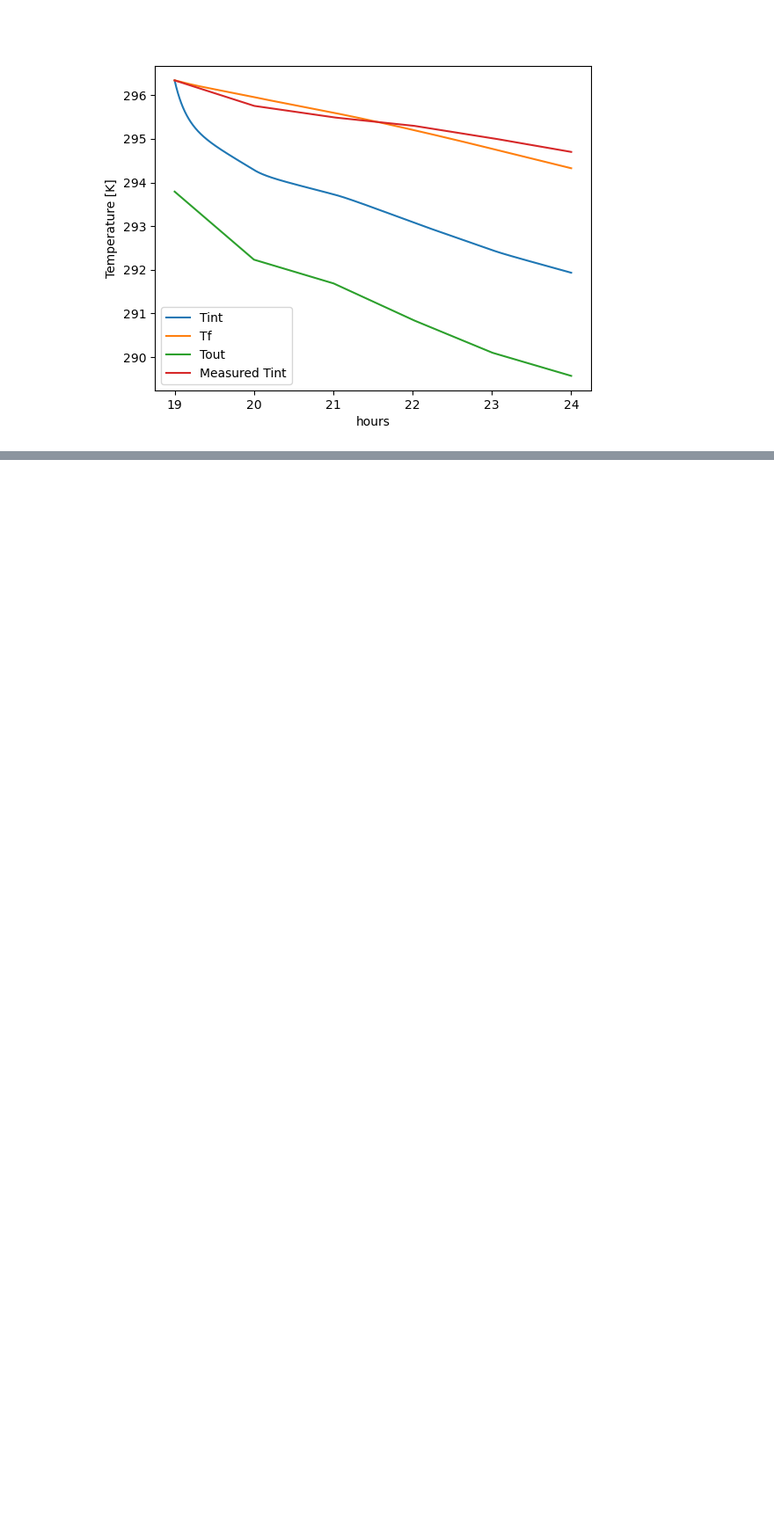
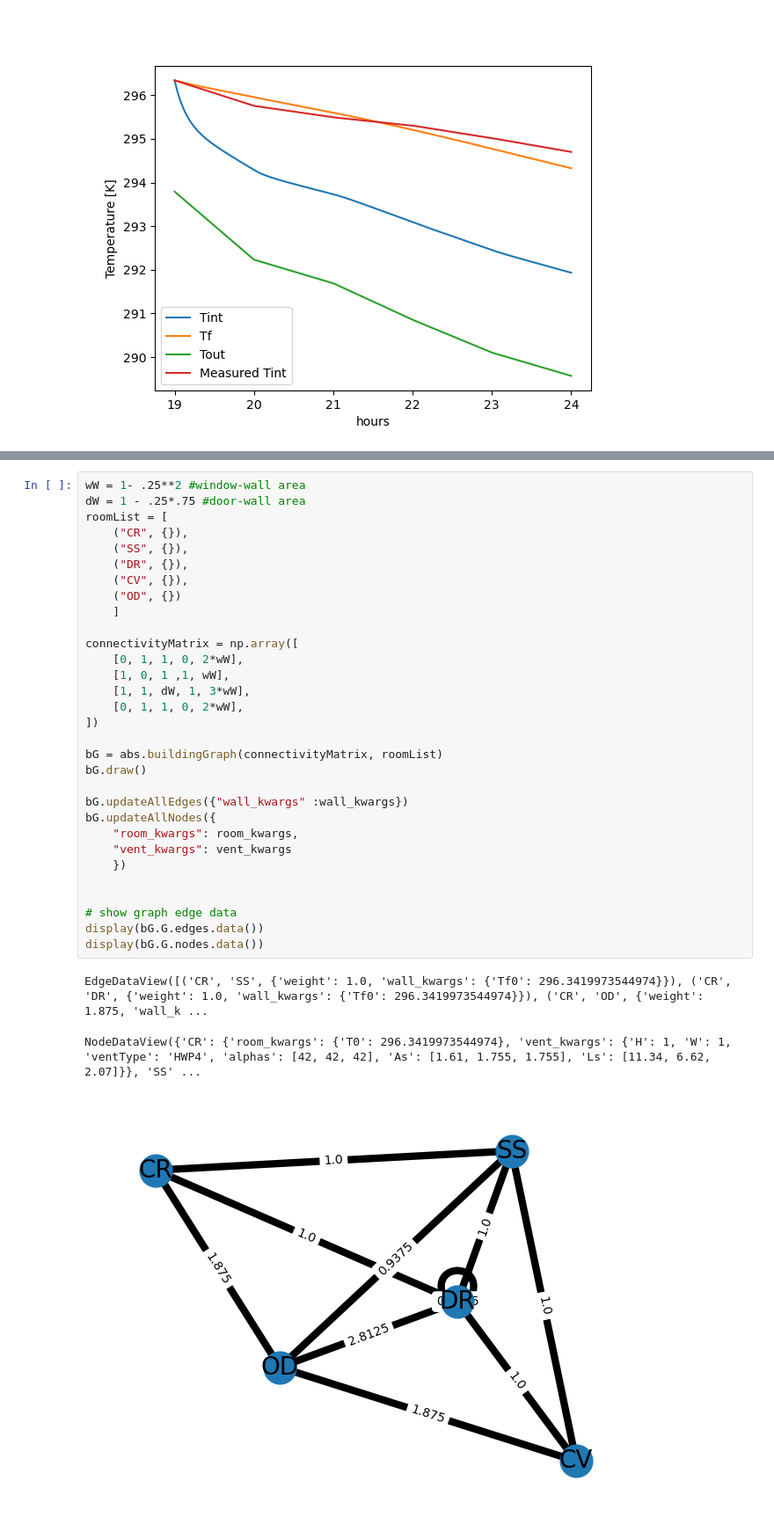
Before and after one commit to nbachand/graphBEM, a Jupyter notebook: InteriorModel.ipynb, the cells around one changed output, grey strips where cells are left out. Shown: that part at 88% size. Cells and saved outputs as stored; diff of their text form; blank space fills up the shorter version.

Commit message:
created graph class

```diff
--- a/InteriorModel.ipynb
+++ b/InteriorModel.ipynb
@@ -128,0 +130,35 @@ Text(0, 0.5, 'Temperature [K]')
+# %%
+wW = 1- .25**2 #window-wall area
+dW = 1 - .25*.75 #door-wall area
+roomList = [
+    ("CR", {}),
+    ("SS", {}),
+    ("DR", {}),
+    ("CV", {}),
+    ("OD", {})
+    ]
+
+connectivityMatrix = np.array([
+    [0, 1, 1, 0, 2*wW],
+    [1, 0, 1 ,1, wW],
+    [1, 1, dW, 1, 3*wW],
+    [0, 1, 1, 0, 2*wW],
+])
+
+bG = abs.buildingGraph(connectivityMatrix, roomList)
+bG.draw()
+
+bG.updateAllEdges({"wall_kwargs" :wall_kwargs})
+bG.updateAllNodes({
+    "room_kwargs": room_kwargs,
+    "vent_kwargs": vent_kwargs
+    })
+
+
+# show graph edge data
+display(bG.G.edges.data())
+display(bG.G.nodes.data())
+# %% [output]
+EdgeDataView([('CR', 'SS', {'weight': 1.0, 'wall_kwargs': {'Tf0': 296.3419973544974}}), ('CR', 'DR', {'weight': 1.0, 'wall_kwargs': {'Tf0': 296.3419973544974}}), ('CR', 'OD', {'weight': 1.875, 'wall_k ...
+NodeDataView({'CR': {'room_kwargs': {'T0': 296.3419973544974}, 'vent_kwargs': {'H': 1, 'W': 1, 'ventType': 'HWP4', 'alphas': [42, 42, 42], 'As': [1.61, 1.755, 1.755], 'Ls': [11.34, 6.62, 2.07]}}, 'SS' ...
+[figure, added]
```
Also changed, not shown: parts of 2 cells of this notebook.
